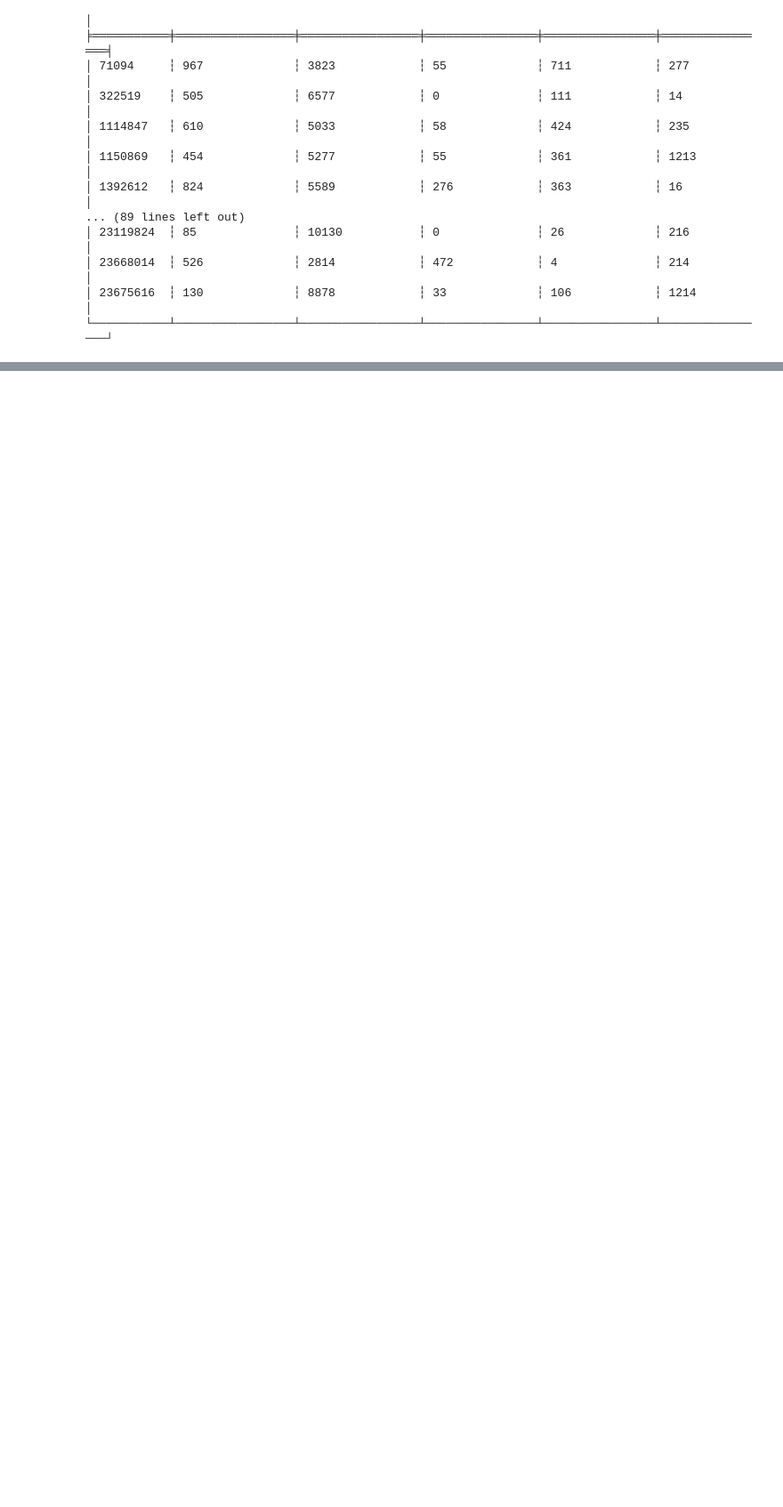
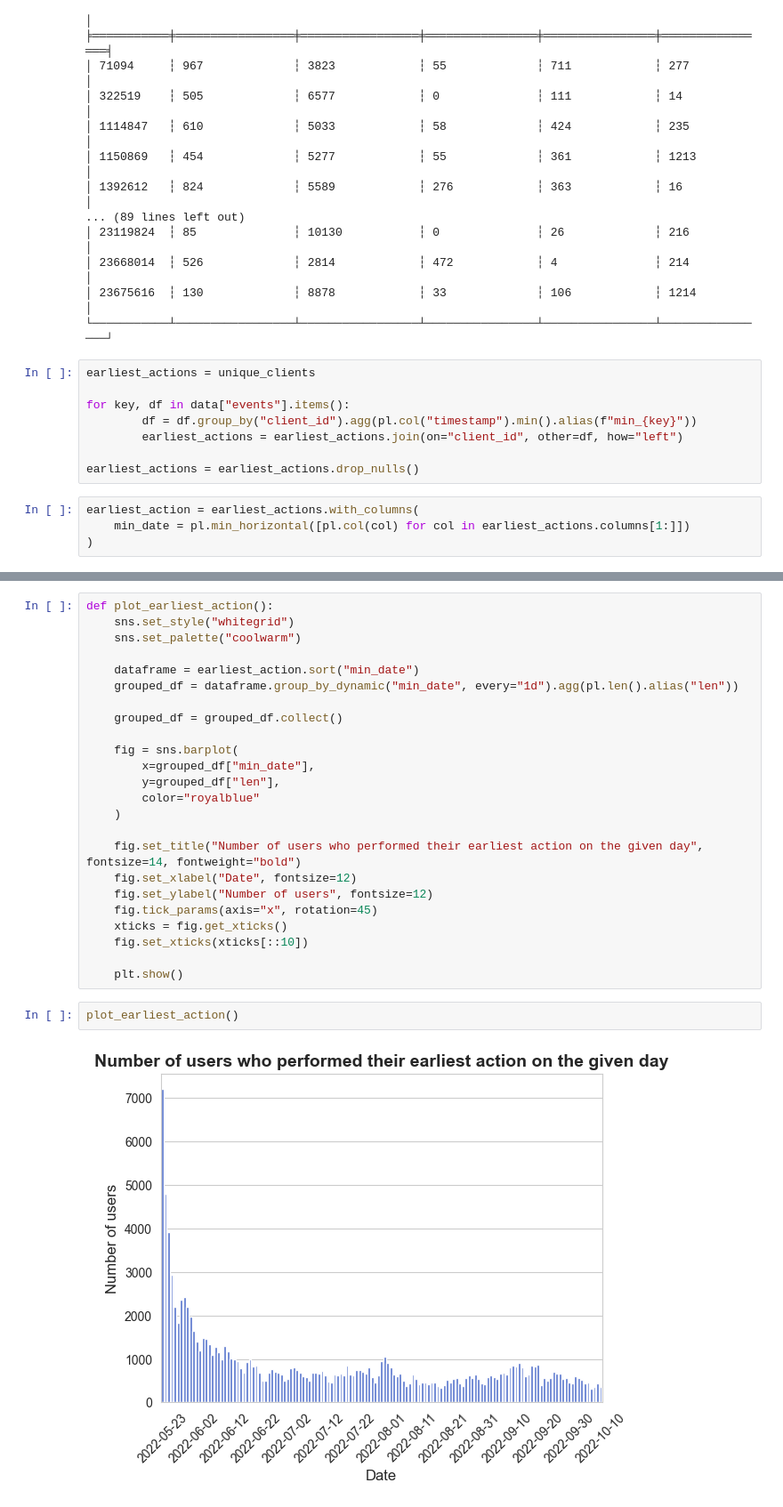
Before and after one commit to RecSys2025-AGH/RecSys2025, a Jupyter notebook: data_actions/data_analysis/user_data_EDA.ipynb, the cells around one changed output, grey strips where cells are left out. Shown at 89% size. Drawn from its saved outputs; the diff is of its cells as text; blank space fills up the shorter version.

```diff
--- a/data_actions/data_analysis/user_data_EDA.ipynb
+++ b/data_actions/data_analysis/user_data_EDA.ipynb
@@ -211,3 +213,15 @@ shape: (97, 6)
 │ 23668014  ┆ 526             ┆ 2814            ┆ 472            ┆ 4              ┆ 214            │
 │ 23675616  ┆ 130             ┆ 8878            ┆ 33             ┆ 106            ┆ 1214           │
 └───────────┴─────────────────┴─────────────────┴────────────────┴────────────────┴────────────────┘
+# %%
+earliest_actions = unique_clients
+
+for key, df in data["events"].items():
+        df = df.group_by("client_id").agg(pl.col("timestamp").min().alias(f"min_{key}"))
+        earliest_actions = earliest_actions.join(on="client_id", other=df, how="left")
+
+earliest_actions = earliest_actions.drop_nulls()
+# %%
+earliest_action = earliest_actions.with_columns(
+    min_date = pl.min_horizontal([pl.col(col) for col in earliest_actions.columns[1:]])
+)
@@ -213,0 +273,28 @@ shape: (97, 6)
+# %%
+def plot_earliest_action():
+    sns.set_style("whitegrid")
+    sns.set_palette("coolwarm")
+
+    dataframe = earliest_action.sort("min_date")
+    grouped_df = dataframe.group_by_dynamic("min_date", every="1d").agg(pl.len().alias("len"))
+
+    grouped_df = grouped_df.collect()
+
+    fig = sns.barplot(
+        x=grouped_df["min_date"],
+        y=grouped_df["len"],
+        color="royalblue"
+    )
+
+    fig.set_title("Number of users who performed their earliest action on the given day", fontsize=14, fontweight="bold")
+    fig.set_xlabel("Date", fontsize=12)
+    fig.set_ylabel("Number of users", fontsize=12)
+    fig.tick_params(axis="x", rotation=45)
+    xticks = fig.get_xticks()
+    fig.set_xticks(xticks[::10])
+
+    plt.show()
+# %%
+plot_earliest_action()
+# %% [output]
+[figure, added]
```
Also changed, not shown: parts of 7 cells of this notebook.
